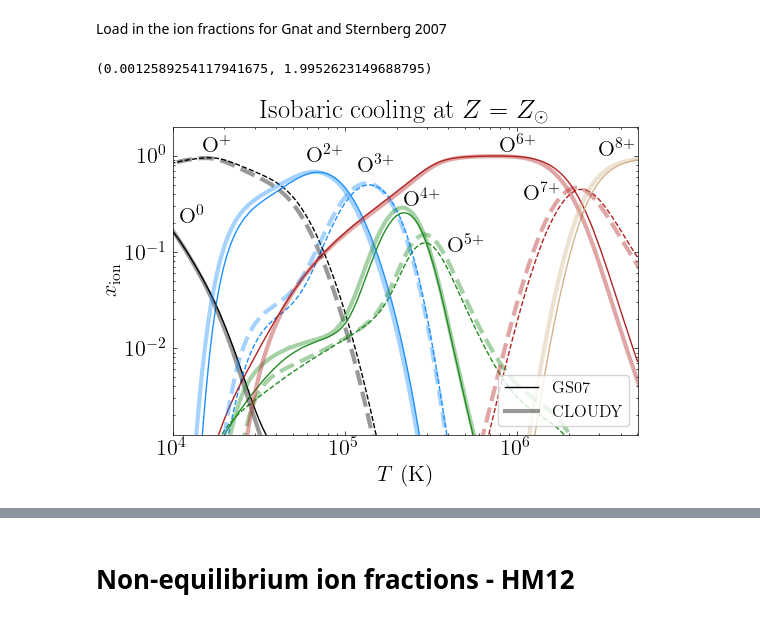
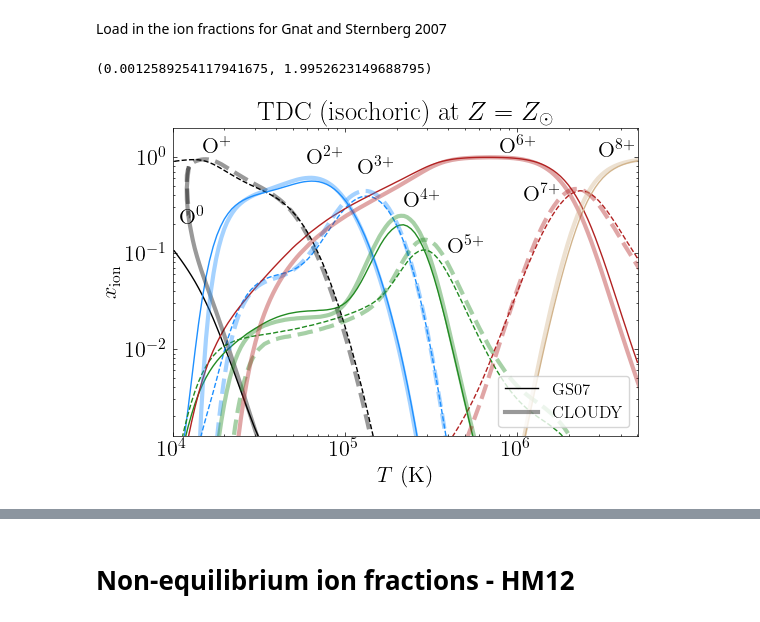
Before and after one commit to suyashk12/cgm_science, a Jupyter notebook: cloudy_fitting/ion_fractions.ipynb, the cells around one changed output, grey strips where cells are left out. Saved outputs shown, nothing was run; the diff lists cells and outputs as text; code cells hidden in the pictures.

```diff
--- a/cloudy_fitting/ion_fractions.ipynb
+++ b/cloudy_fitting/ion_fractions.ipynb
@@ -252,12 +191,12 @@ ax.set_ylim(10**-2.9, 10**0.3)
 # %% [markdown]
 Load in the ion fractions for Gnat and Sternberg 2007
 # %%
-gs07_table = np.loadtxt(rootdir+'gs07_grids/table2c.dat')
+gs07_table_TDC_isochoric = np.loadtxt(rootdir+'gs07_grids/table2b.dat')
 # %%
-T_grid_gs07 = gs07_table[:,0]
+T_grid_gs07_TDC_isochoric = gs07_table_TDC_isochoric[:,0]
 # %%
-X_Z_0_gs07 = {k:np.zeros(len(T_grid_gs07)) for k in O_list}
+X_dict_gs07_TDC_isochoric = {k:np.zeros(len(T_grid_gs07_TDC_isochoric)) for k in O_list}
 
 for i in range(len(O_list)):
     s = O_list[i]
-    X_Z_0_gs07[s] = gs07_table[:,21+i]
+    X_dict_gs07_TDC_isochoric[s] = gs07_table_TDC_isochoric[:,21+i]
@@ -266,6 +203,6 @@ for i in range(len(O_list)):
 # %%
-x_list = [1.1e+4, 1.5e+4, 6e+4, 1.2e+5, 2.2e+5, 4e+5, 8e+5, 1.1e+6, 3e+6]
-y_list = [2e-1, 1.1e+0, 8.5e-1, 6.7e-1, 3e-1, 1e-1, 1.1e+0, 3.5e-1, 1e+0]
+x_list_TDC_isochoric = [1.1e+4, 1.5e+4, 6e+4, 1.2e+5, 2.2e+5, 4e+5, 8e+5, 1.1e+6, 3e+6]
+y_list_TDC_isochoric = [2e-1, 1.1e+0, 8.5e-1, 6.7e-1, 3e-1, 1e-1, 1.1e+0, 3.5e-1, 1e+0]
 # %%
 fig, ax = plt.subplots(1, figsize=(6,4))
 
@@ -278,41 +215,41 @@ for i in range(len(O_list)):
     else:
         l = None
 
-    ax.plot(T_grid_gs07, X_Z_0_gs07[s],
+    ax.plot(T_grid_gs07_TDC_isochoric, X_dict_gs07_TDC_isochoric[s],
             color=colors_list[i],
             linestyle = ls_list[i], label=l)
 
-    ax.text(x_list[i], y_list[i], O_species[i])
+    ax.text(x_list_TDC_isochoric[i], y_list_TDC_isochoric[i], O_species[i])
 
 for i in range(len(O_list)):
 
     s = O_list[i]
 
     if i==0:
         l = 'CLOUDY'
     else:
         l = None
 
-    ax.plot(T_grid, X_Z_0[s],
+    ax.plot(T_grid_TDC_isochoric, X_dict_TDC_isochoric[s],
             color=colors_list[i],
             linestyle = ls_list[i], lw=3, alpha=.4, label=l)
 
 #box = ax.get_position()
 #ax.set_position([box.x0, box.y0, box.width, box.height])
 
 # Put a legend to the right of the current axis
 ax.legend(loc='lower right')#, bbox_to_anchor=(1, 0.5))
 
 ax.set_xlabel(r'$T \ (\mathrm{K})$')
 ax.set_ylabel(r'$x_\mathrm{ion}$')
 
 ax.set_xscale('log')
 ax.set_yscale('log')
 
-ax.set_title(r'Isobaric cooling at $Z=Z_\odot$')
+ax.set_title(r'TDC (isochoric) at $Z=Z_\odot$')
 
 ax.set_xlim(10**4,10**6.7)
 ax.set_ylim(10**-2.9, 10**0.3)
 # %% [output]
 (0.0012589254117941675, 1.9952623149688795)
-[figure, old version]
+[figure, new version]
```
Also changed, not shown: parts of 70 cells of this notebook, 14 other files.
